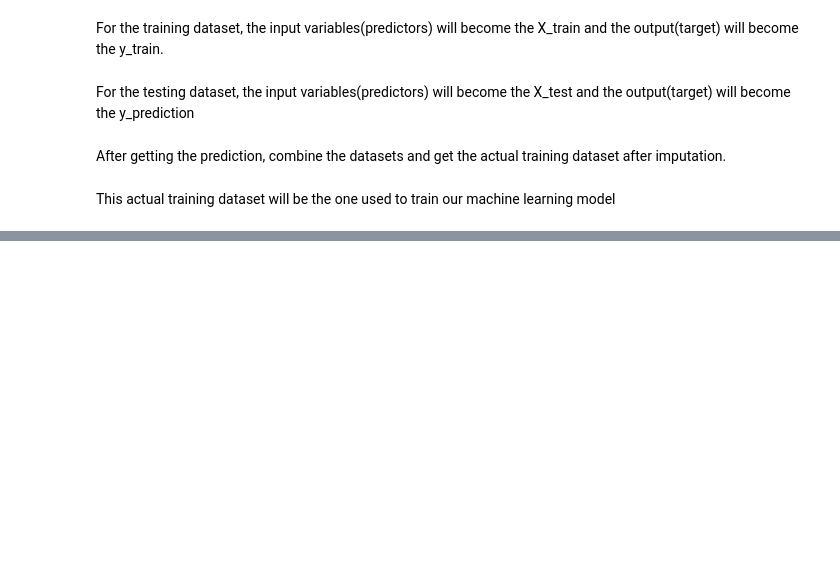
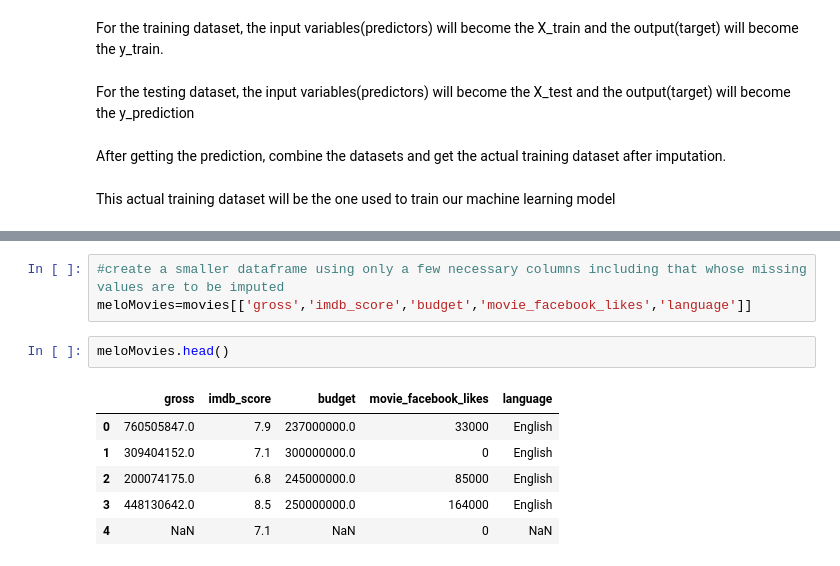
Before and after one commit to anitajn86/MOVIES, a Jupyter notebook: movies.ipynb, the cells around one changed output, grey strips where cells are left out. Drawn from its saved outputs; the diff is of its cells as text; blank space fills up the shorter version.

Commit message:
imputation using a prediction model

```diff
--- a/movies.ipynb
+++ b/movies.ipynb
@@ -922,0 +983,12 @@ This actual training dataset will be the one used to train our machine learning
+# %%
+#create a smaller dataframe using only a few necessary columns including that whose missing values are to be imputed
+meloMovies=movies[['gross','imdb_score','budget','movie_facebook_likes','language']]
+# %%
+meloMovies.head()
+# %% [output]
+|  | gross | imdb_score | budget | movie_facebook_likes | language |
+| 0 | 760505847.0 | 7.9 | 237000000.0 | 33000 | English |
+| 1 | 309404152.0 | 7.1 | 300000000.0 | 0 | English |
+| 2 | 200074175.0 | 6.8 | 245000000.0 | 85000 | English |
+| 3 | 448130642.0 | 8.5 | 250000000.0 | 164000 | English |
+| 4 | NaN | 7.1 | NaN | 0 | NaN |
```
Also changed, not shown: parts of 4 cells of this notebook.
